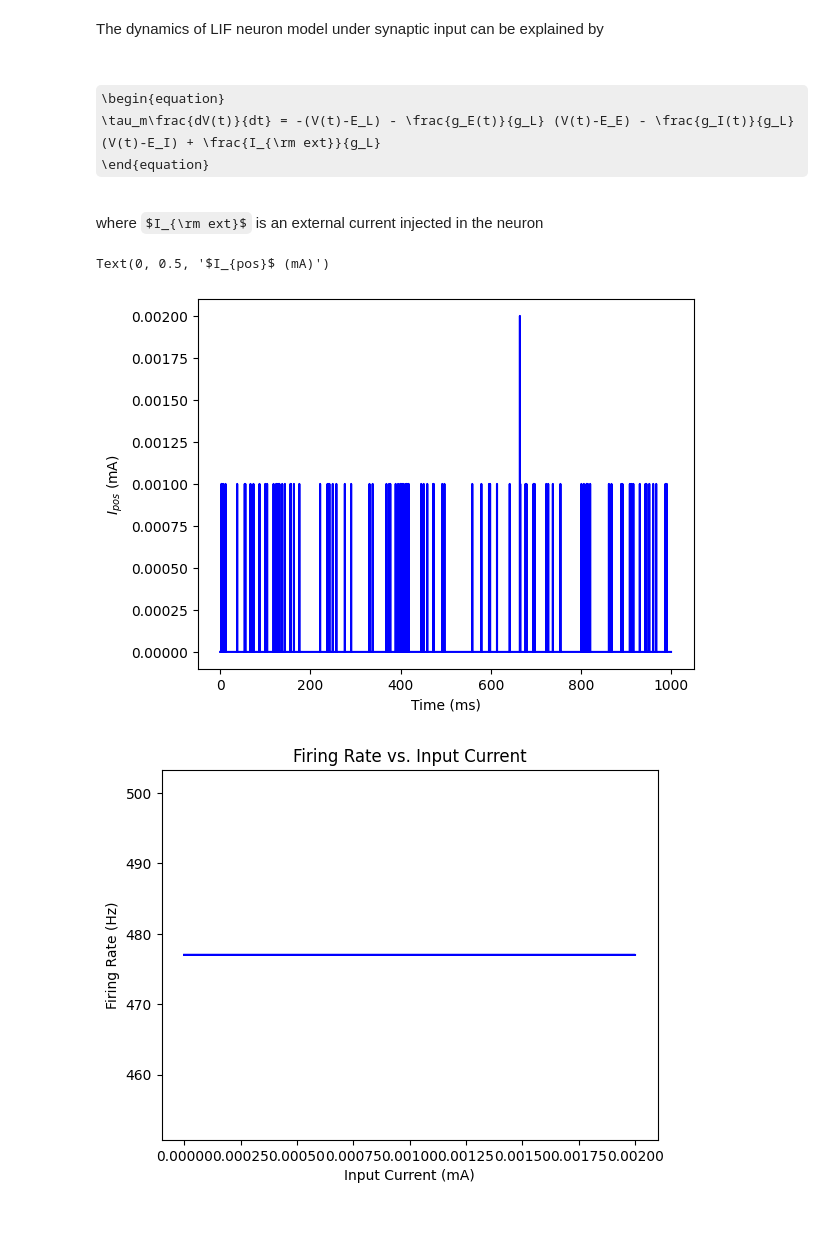
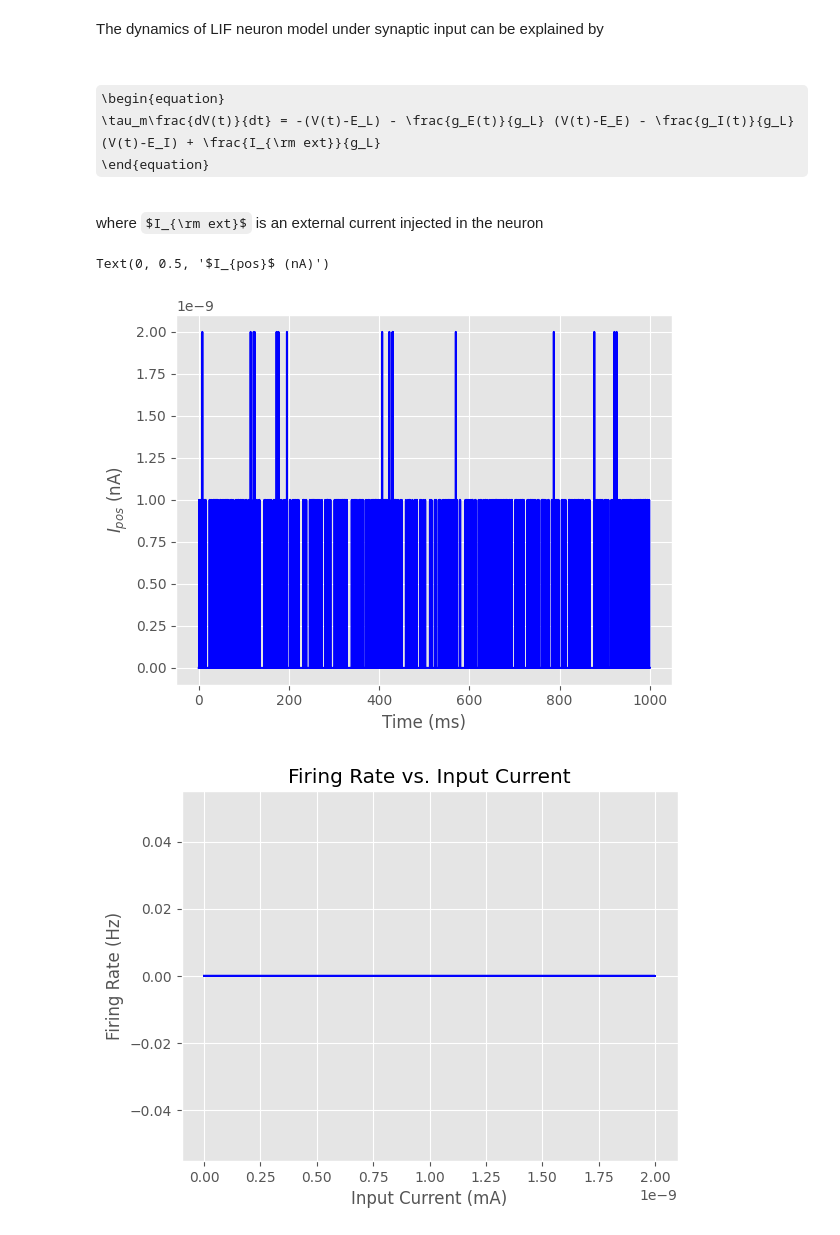
Before and after one commit to rahul-nauni/neuron_dynamics, a Jupyter notebook: synaptic_LIF_poisson.ipynb, the cells around one changed output. Cells and saved outputs as stored; diff of their text form; code cells hidden in the pictures; some formulas as TeX source.

```diff
--- a/synaptic_LIF_poisson.ipynb
+++ b/synaptic_LIF_poisson.ipynb
@@ -5,6 +5,7 @@ Stimulating a neuron with synaptic current
 import numpy as np
 import matplotlib.pyplot as plt
 %matplotlib inline
+plt.style.use('ggplot')
 # %% [markdown]
 The dynamics of LIF neuron model under synaptic input can be explained by
 
@@ -67,7 +68,7 @@ def generate_poisson_spikes(params, rate, user_seed=False):
     # generate poisson spike trains in Hz
     I_pos = np.random.poisson(rate * (dt/1000.), size=n)
     # convert spike trains to spike currents in mA
-    I_pos = I_pos * 1e-3
+    I_pos = I_pos * 1e-9
 
     return I_pos
 # %%
@@ -169,13 +173,10 @@ params = default_params(T=1000.)
 # %%
 # Add parameters
 params['tau_syn'] = 5.  # [ms]
-params['I0'] = 20
+params['I0'] = 20.
 
-# Generate presynaptic spike trains
-pre_spike_train_ex = generate_poisson_spikes(params, rate=300)
-pre_spike_train_in = generate_poisson_spikes(params, rate=100)
-
-rate = 100 # poisson rate (Hz)
+# Generate poisson spike trains
+rate = 500 # poisson rate (Hz)
 I_pos = generate_poisson_spikes(params, rate=rate, user_seed=False)
 # %%
 # Simulate conductance-based LIF model
@@ -184,13 +184,13 @@ firing_rate = run_synaptic_LIF(params, I_ext=I_pos, pre_spike_train_ex=pre_spike
 # %%
 # Plot input spikes
-plt.plot(params['range_t'], I_pos, 'b')
+plt.plot(params['range_t'], I_pos, 'blue')
 plt.xlabel('Time (ms)')
-plt.ylabel(r'$I_{pos}$ (mA)')
+plt.ylabel(r'$I_{pos}$ (nA)')
 # %% [output]
-Text(0, 0.5, '$I_{pos}$ (mA)')
+Text(0, 0.5, '$I_{pos}$ (nA)')
-[figure, old version]
+[figure, new version]
 # %%
 # Plot firing rate vs input current
-plot_firing_rate_vs_input(params, I_pos, pre_spike_train_ex, pre_spike_train_in)
+plot_firing_rate_vs_input(params, I_pos)
 # %% [output]
-[figure, old version]
+[figure, new version]
```
Also changed, not shown: parts of 4 cells of this notebook, 2 other files.
